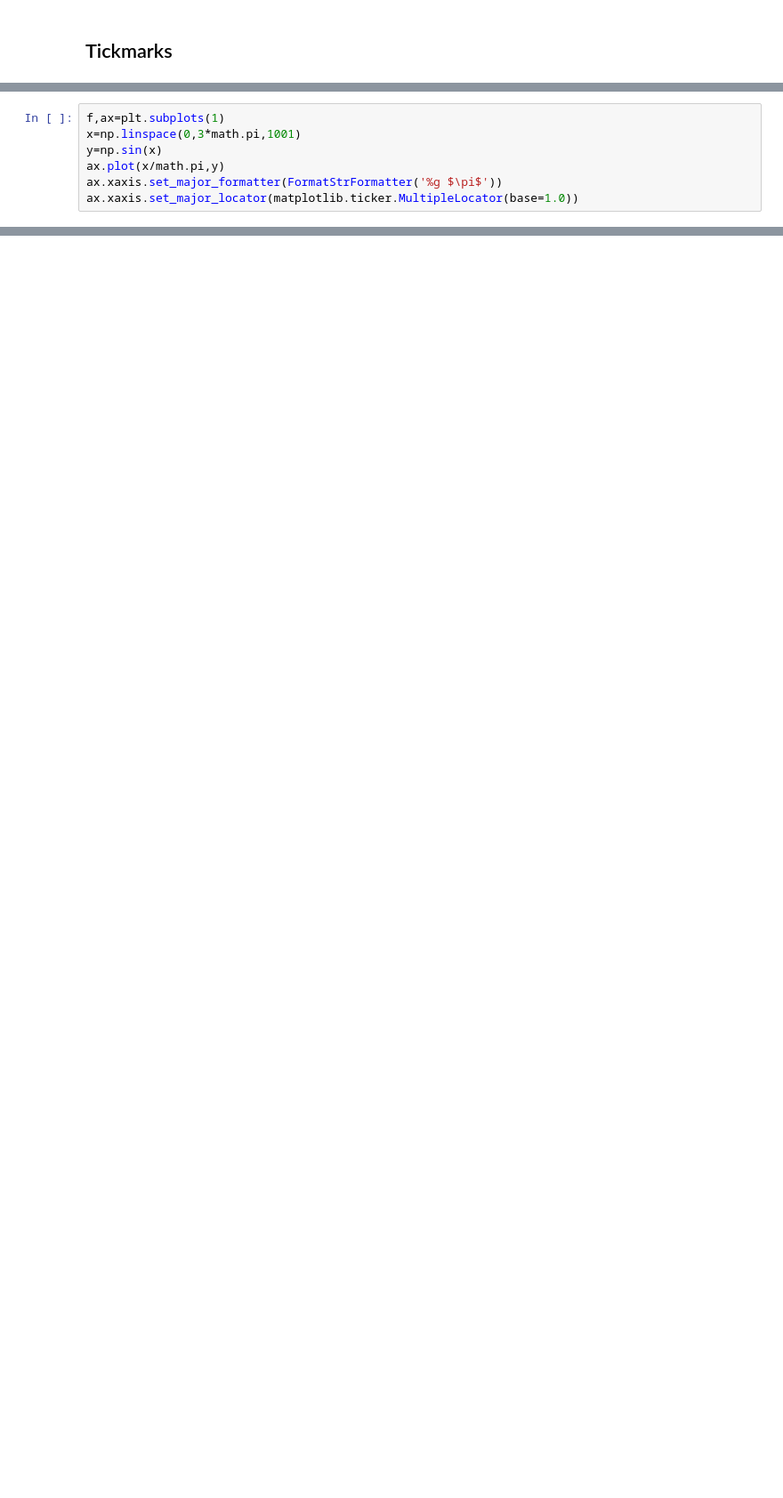
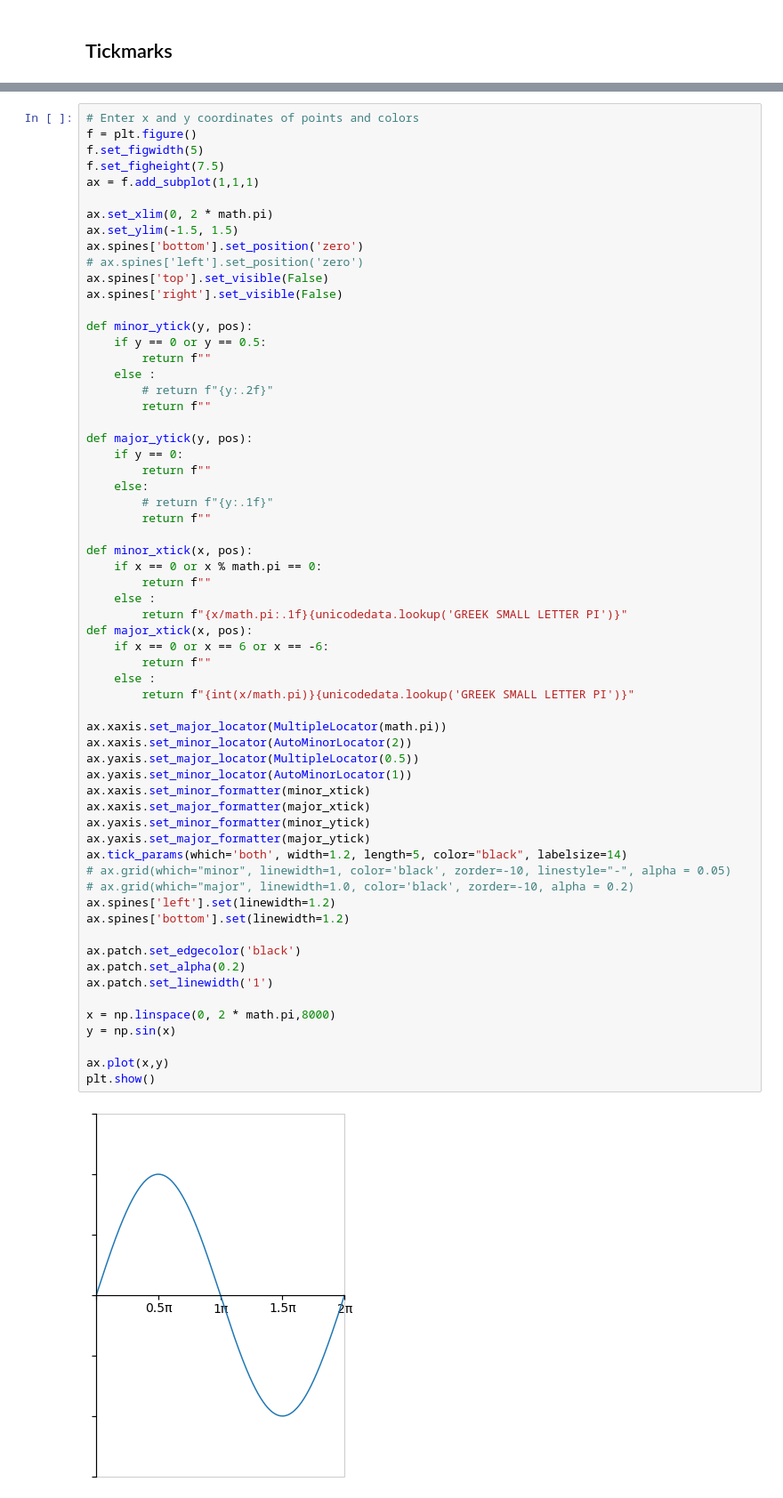
Before and after one commit to alexander-neville/docs, a Jupyter notebook: misc/matplotlib/basic_usage.ipynb, the cells around one changed output, grey strips where cells are left out. Shown at 89% size. Cells and saved outputs as stored; diff of their text form; blank space fills up the shorter version.

```diff
--- a/misc/matplotlib/basic_usage.ipynb
+++ b/misc/matplotlib/basic_usage.ipynb
@@ -413,7 +247,0 @@ Deprecated in NumPy 1.20; for more details and guidance: https://numpy.org/devdo
-# %%
-f,ax=plt.subplots(1)
-x=np.linspace(0,3*math.pi,1001)
-y=np.sin(x)
-ax.plot(x/math.pi,y)
-ax.xaxis.set_major_formatter(FormatStrFormatter('%g $\pi$'))
-ax.xaxis.set_major_locator(matplotlib.ticker.MultipleLocator(base=1.0))
@@ -421,0 +248,64 @@ ax.xaxis.set_major_locator(matplotlib.ticker.MultipleLocator(base=1.0))
+# %%
+# Enter x and y coordinates of points and colors
+f = plt.figure()
+f.set_figwidth(5)
+f.set_figheight(7.5)
+ax = f.add_subplot(1,1,1)
+
+ax.set_xlim(0, 2 * math.pi)
+ax.set_ylim(-1.5, 1.5)
+ax.spines['bottom'].set_position('zero')
+# ax.spines['left'].set_position('zero')
+ax.spines['top'].set_visible(False)
+ax.spines['right'].set_visible(False)
+
+def minor_ytick(y, pos):
+    if y == 0 or y == 0.5:
+        return f""
+    else :
+        # return f"{y:.2f}"
+        return f""
+
+def major_ytick(y, pos):
+    if y == 0:
+        return f""
+    else:
+        # return f"{y:.1f}"
+        return f""
+
+def minor_xtick(x, pos):
+    if x == 0 or x % math.pi == 0:
+        return f""
+    else :
+        return f"{x/math.pi:.1f}{unicodedata.lookup('GREEK SMALL LETTER PI')}"
+def major_xtick(x, pos):
+    if x == 0 or x == 6 or x == -6:
+        return f""
+    else :
+        return f"{int(x/math.pi)}{unicodedata.lookup('GREEK SMALL LETTER PI')}"
+
+ax.xaxis.set_major_locator(MultipleLocator(math.pi))
+ax.xaxis.set_minor_locator(AutoMinorLocator(2))
+ax.yaxis.set_major_locator(MultipleLocator(0.5))
+ax.yaxis.set_minor_locator(AutoMinorLocator(1))
+ax.xaxis.set_minor_formatter(minor_xtick)
+ax.xaxis.set_major_formatter(major_xtick)
+ax.yaxis.set_minor_formatter(minor_ytick)
+ax.yaxis.set_major_formatter(major_ytick)
+ax.tick_params(which='both', width=1.2, length=5, color="black", labelsize=14)
+# ax.grid(which="minor", linewidth=1, color='black', zorder=-10, linestyle="-", alpha = 0.05)
+# ax.grid(which="major", linewidth=1.0, color='black', zorder=-10, alpha = 0.2)
+ax.spines['left'].set(linewidth=1.2)
+ax.spines['bottom'].set(linewidth=1.2)
+
+ax.patch.set_edgecolor('black')
+ax.patch.set_alpha(0.2)
+ax.patch.set_linewidth('1')
+
+x = np.linspace(0, 2 * math.pi,8000)
+y = np.sin(x)
+
+ax.plot(x,y)
+plt.show()
+# %% [output]
+[figure, added]
```
Also changed, not shown: parts of 7 cells of this notebook, 6 other files.
